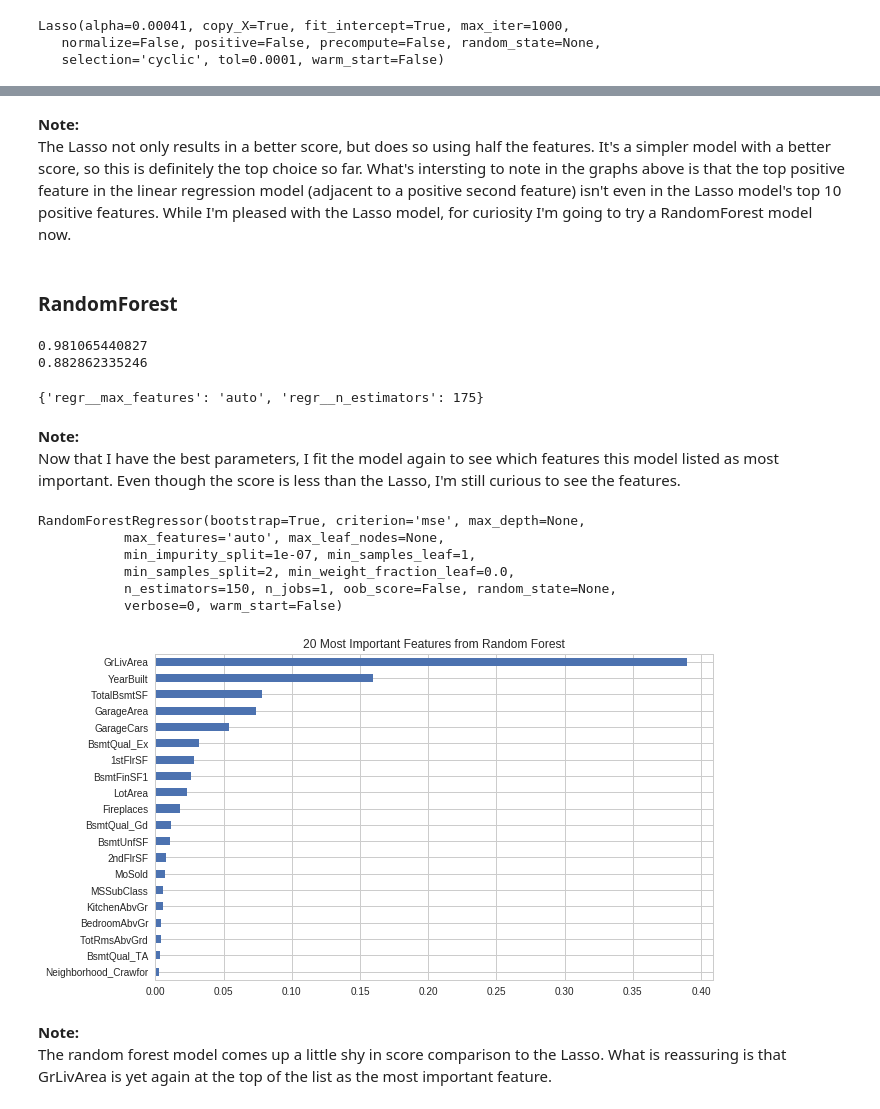
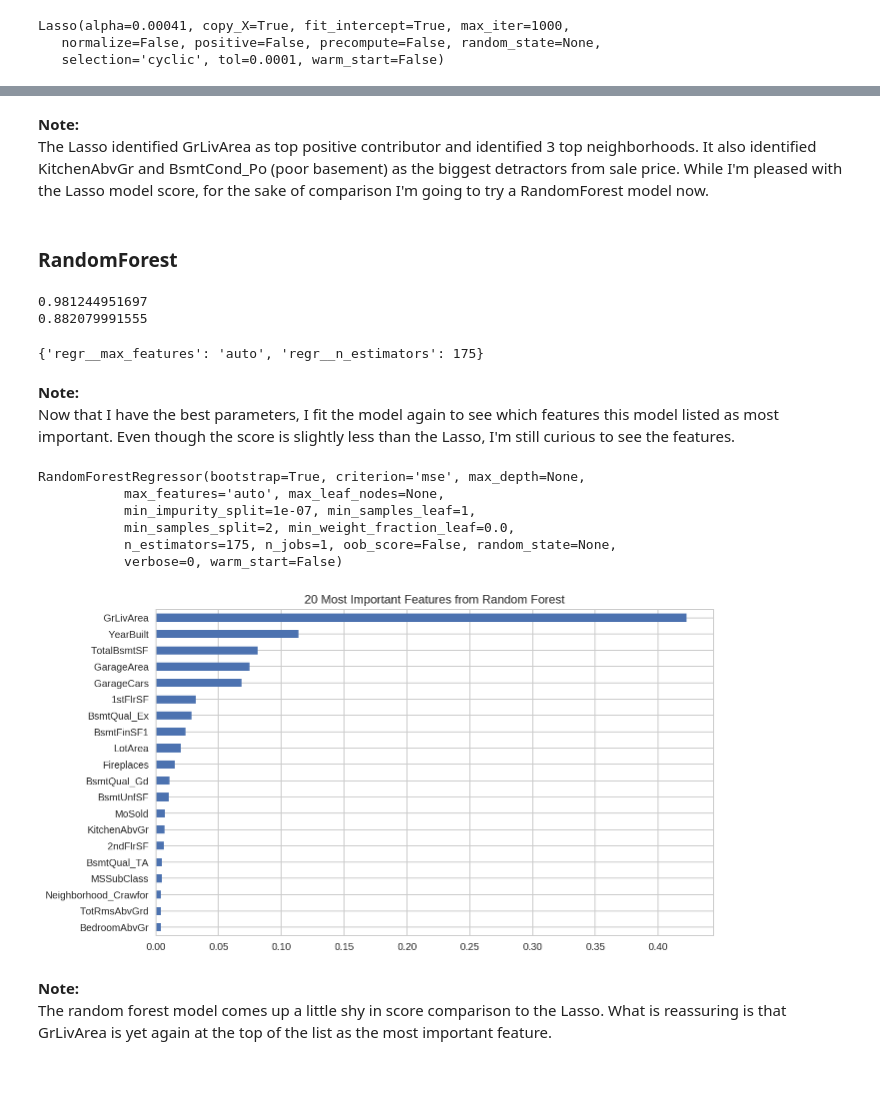
Before and after one commit to jmontana2577/real-estate-predictor, a Jupyter notebook: project-03-ames-housing.ipynb, the cells around one changed output, grey strips where cells are left out. Drawn from its saved outputs; the diff is of its cells as text; code cells hidden in the pictures; blank space fills up the shorter version.

Commit message:
finished fitting part 1 models

```diff
--- a/project-03-ames-housing.ipynb
+++ b/project-03-ames-housing.ipynb
@@ -477,10 +433,10 @@ from sklearn.linear_model import Lasso
 results = []
 for a in np.arange(0.00035, 0.00046, 0.00001):
     lasso = Lasso(alpha=a)
-    lasso.fit(X_train_log, y_train_log)
+    lasso.fit(X_train, y_train)
     results.append({'alpha':a,
-                    'train_score':lasso.score(X_train_log, y_train_log),
-                    'test_score':lasso.score(X_test_log, y_test_log)})
+                    'train_score':lasso.score(X_train, y_train),
+                    'test_score':lasso.score(X_test, y_test)})
 pd.DataFrame(results).T
 # %% [output]
 |  | 0 | 1 | 2 | 3 | 4 | 5 | 6 | 7 | 8 | 9 | 10 |
@@ -491,9 +447,9 @@ pd.DataFrame(results).T
 **Note:**
 Based on the above table, it looks like alpha = 0.00041 or 0.00042 provides the best test score. This model performs better than the linear regression model, and I suspect it has done so with fewer features. Let's look at the coefficients and confirm that.
 # %%
-# run Lasso again with alpha = 0.00041 and get the coefficients
+# fit the Lasso with alpha = 0.00041
 lasso = Lasso(alpha=0.00041)
-lasso.fit(X_train_log,y_train_log)
+lasso.fit(X_train, y_train)
 # %% [output]
 Lasso(alpha=0.00041, copy_X=True, fit_intercept=True, max_iter=1000,
    normalize=False, positive=False, precompute=False, random_state=None,
@@ -549,6 +504,6 @@ plt.show()
-# %% [markdown]
-**Note:**
-The Lasso not only results in a better score, but does so using half the features. It's a simpler model with a better score, so this is definitely the top choice so far. What's intersting to note in the graphs above is that the top positive feature in the linear regression model (adjacent to a positive second feature) isn't even in the Lasso model's top 10 positive features. While I'm pleased with the Lasso model, for curiosity I'm going to try a RandomForest model now.
+# %% [markdown]
+**Note:**
+The Lasso identified GrLivArea as top positive contributor and identified 3 top neighborhoods. It also identified KitchenAbvGr and BsmtCond_Po (poor basement) as the biggest detractors from sale price. While I'm pleased with the Lasso model score, for the sake of comparison I'm going to try a RandomForest model now.
 # %% [markdown]
 ### RandomForest
 # %%
@@ -568,35 +525,37 @@ rf_params = {
 
 rf_gs = GridSearchCV(rf_pipe, rf_params, cv=5, n_jobs=-1)
 # %%
-rf_gs.fit(X_train_log, y_train_log)
-print(rf_gs.score(X_train_log, y_train_log))
-print(rf_gs.score(X_test_log, y_test_log))
+# fit the model and check the results
+rf_gs.fit(X_train, y_train)
+print(rf_gs.score(X_train, y_train))
+print(rf_gs.score(X_test, y_test))
 rf_gs.best_params_
 # %% [output]
-0.981065440827
-0.882862335246
+0.981244951697
+0.882079991555
 {'regr__max_features': 'auto', 'regr__n_estimators': 175}
 # %% [markdown]
 **Note:**
-Now that I have the best parameters, I fit the model again to see which features this model listed as most important. Even though the score is less than the Lasso, I'm still curious to see the features.
+Now that I have the best parameters, I fit the model again to see which features this model listed as most important. Even though the score is slightly less than the Lasso, I'm still curious to see the features.
 # %%
-rf = RandomForestRegressor(n_estimators=150)
-rf.fit(X_train_log, y_train_log)
+rf = RandomForestRegressor(n_estimators=175)
+rf.fit(X_train, y_train)
 # %% [output]
 RandomForestRegressor(bootstrap=True, criterion='mse', max_depth=None,
            max_features='auto', max_leaf_nodes=None,
            min_impurity_split=1e-07, min_samples_leaf=1,
            min_samples_split=2, min_weight_fraction_leaf=0.0,
-           n_estimators=150, n_jobs=1, oob_score=False, random_state=None,
+           n_estimators=175, n_jobs=1, oob_score=False, random_state=None,
            verbose=0, warm_start=False)
 # %%
-rf_feats = pd.Series(rf.feature_importances_, index = X_train_log.columns)
+# look at most influential features for the random forest model
+rf_feats = pd.Series(rf.feature_importances_, index = X_train.columns)
 fig = plt.figure(figsize=(10,6))
 rf_feats.sort_values().tail(20).plot(kind='barh')
 plt.title('20 Most Important Features from Random Forest')
 plt.show()
 # %% [output]
-[figure, old version]
+[figure, new version]
 # %% [markdown]
 **Note:**
 The random forest model comes up a little shy in score comparison to the Lasso. What is reassuring is that GrLivArea is yet again at the top of the list as the most important feature.
```
Also changed, not shown: parts of 76 cells of this notebook.
